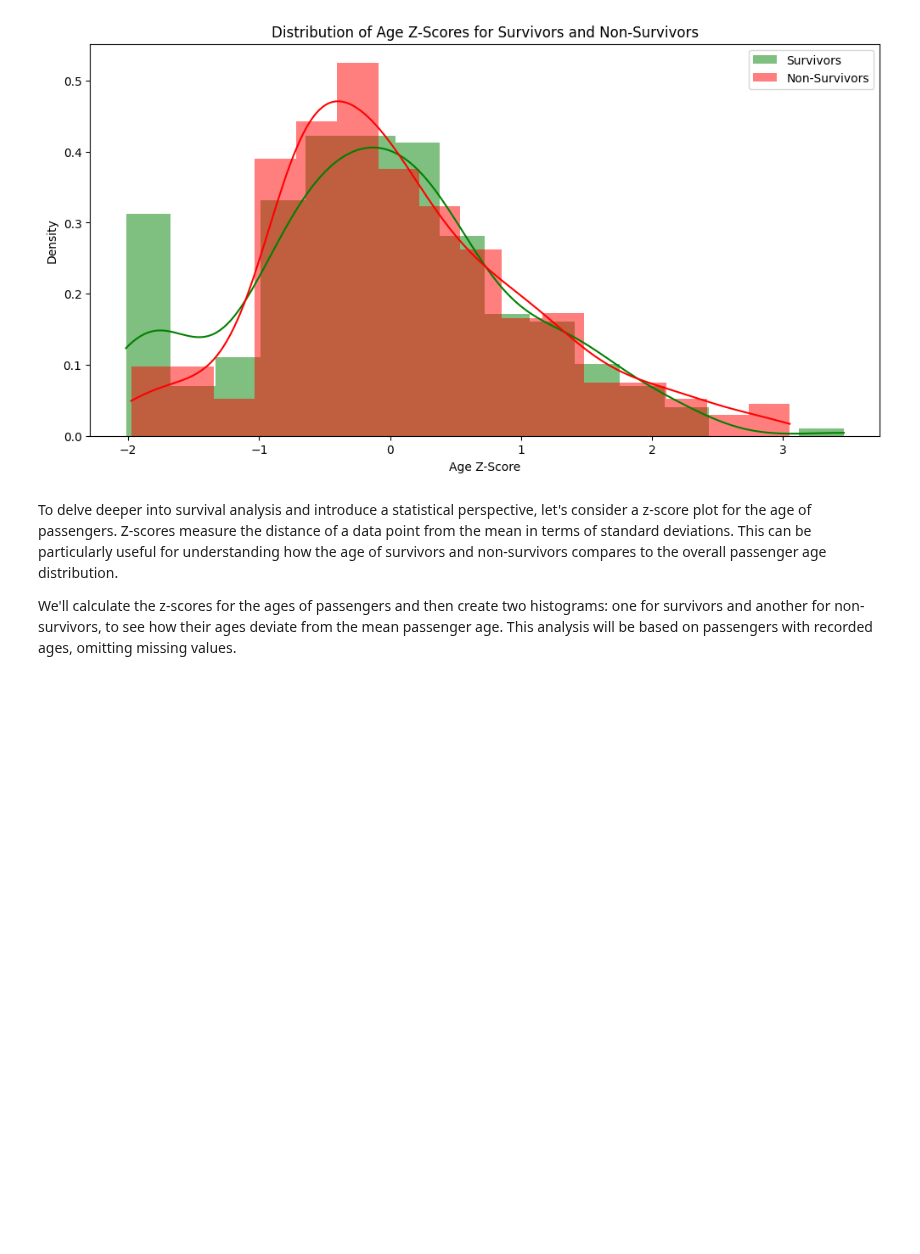
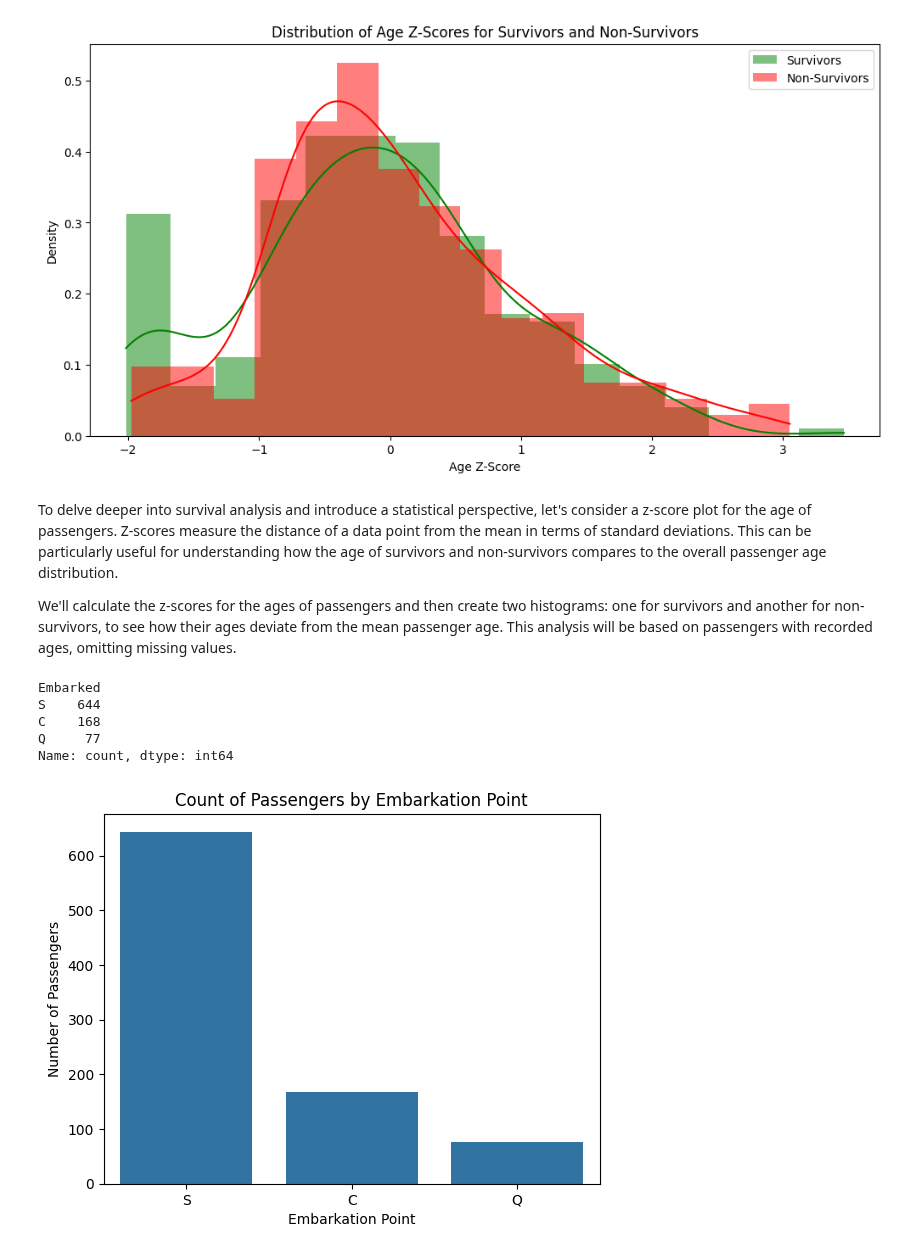
Before and after one commit to Rigpea/titanic-classifier, a Jupyter notebook: main.ipynb, the cells around one changed output. Saved outputs shown, nothing was run; the diff lists cells and outputs as text; code cells hidden in the pictures; blank space fills up the shorter version.

```diff
--- a/main.ipynb
+++ b/main.ipynb
@@ -121,6 +121,34 @@ See the caveats in the documentation: https://pandas.pydata.org/pandas-docs/stab
 To delve deeper into survival analysis and introduce a statistical perspective, let's consider a z-score plot for the age of passengers. Z-scores measure the distance of a data point from the mean in terms of standard deviations. This can be particularly useful for understanding how the age of survivors and non-survivors compares to the overall passenger age distribution.
 
 We'll calculate the z-scores for the ages of passengers and then create two histograms: one for survivors and another for non-survivors, to see how their ages deviate from the mean passenger age. This analysis will be based on passengers with recorded ages, omitting missing values.
+# %%
+#Most used port
+import pandas as pd
+import matplotlib.pyplot as plt
+import seaborn as sns
+
+# Load datasets
+train_data = pd.read_csv('data/train.csv')
+
+# Count the occurrences of each category in the 'Embarked' column
+embarked_counts = train_data['Embarked'].value_counts()
+
+# Print the counts
+print(embarked_counts)
+
+# Visualize the counts
+sns.barplot(x=embarked_counts.index, y=embarked_counts.values)
+plt.title('Count of Passengers by Embarkation Point')
+plt.xlabel('Embarkation Point')
+plt.ylabel('Number of Passengers')
+plt.show()
+# %% [output]
+Embarked
+S    644
+C    168
+Q     77
+Name: count, dtype: int64
+[figure, added]
 # %%
 import pandas as pd
 from sklearn.linear_model import LogisticRegression
```
Also changed, not shown: parts of 7 cells of this notebook.
